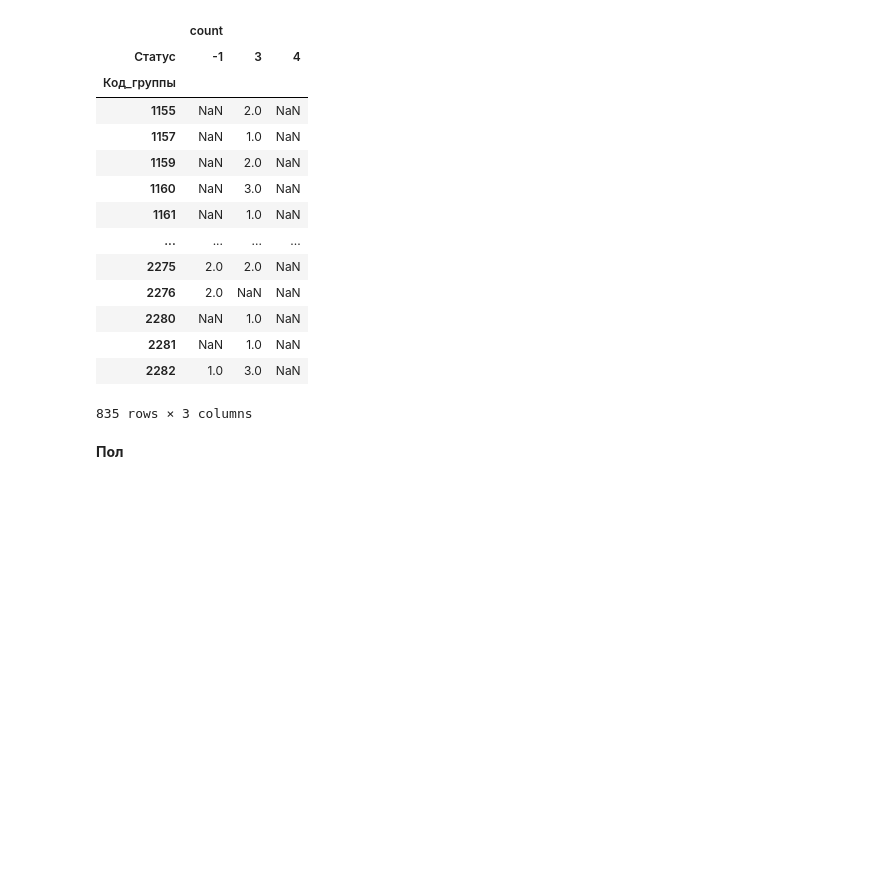
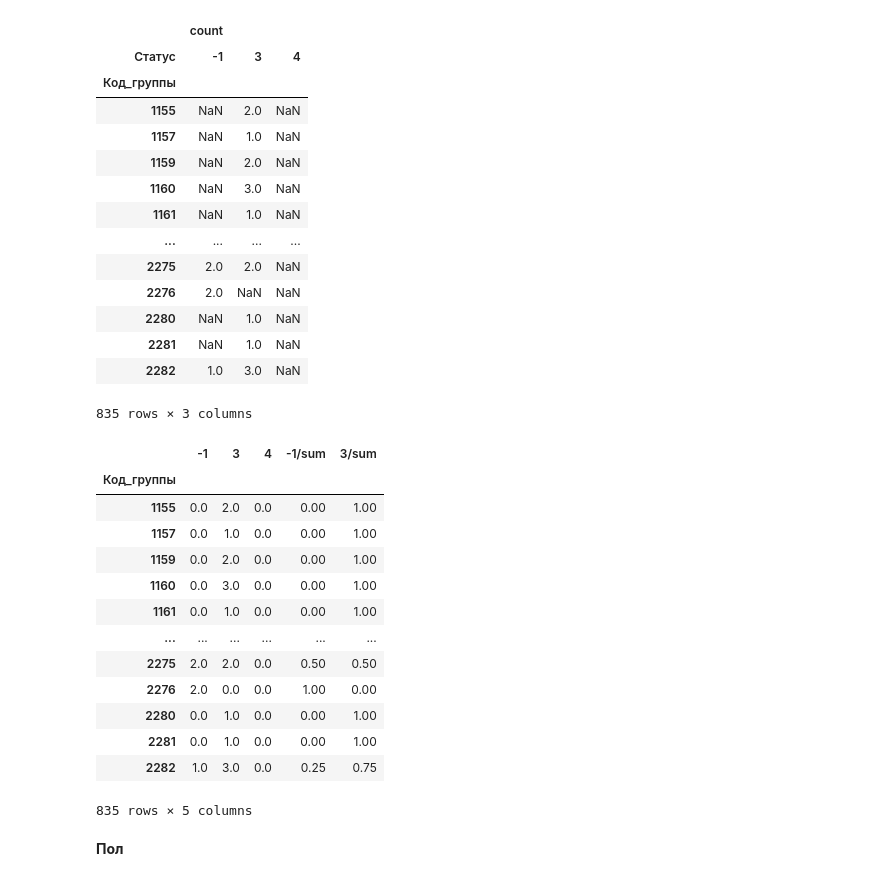
Before and after one commit to EvgeniiOljunin/AltayGU, a Jupyter notebook: altay_v_0.ipynb, the cells around one changed output. Cells and saved outputs as stored; diff of their text form; code cells hidden in the pictures; blank space fills up the shorter version.

```diff
--- a/altay_v_0.ipynb
+++ b/altay_v_0.ipynb
@@ -153,6 +153,25 @@ df_group_status
 df_group_status = df_group_status.fillna(0)
 # %%
 df_group_status.columns = ['-1', '3', '4']
+# %%
+df_group_status['-1/sum']=df_group_status['-1']/(df_group_status['-1']+df_group_status['3']+df_group_status['4'])
+df_group_status['3/sum']=df_group_status['3']/(df_group_status['-1']+df_group_status['3']+df_group_status['4'])
+df_group_status
+# %% [output]
+|  | -1 | 3 | 4 | -1/sum | 3/sum |
+| Код_группы |  |  |  |  |  |
+| 1155 | 0.0 | 2.0 | 0.0 | 0.00 | 1.00 |
+| 1157 | 0.0 | 1.0 | 0.0 | 0.00 | 1.00 |
+| 1159 | 0.0 | 2.0 | 0.0 | 0.00 | 1.00 |
+| 1160 | 0.0 | 3.0 | 0.0 | 0.00 | 1.00 |
+| 1161 | 0.0 | 1.0 | 0.0 | 0.00 | 1.00 |
+| ... | ... | ... | ... | ... | ... |
+| 2275 | 2.0 | 2.0 | 0.0 | 0.50 | 0.50 |
+| 2276 | 2.0 | 0.0 | 0.0 | 1.00 | 0.00 |
+| 2280 | 0.0 | 1.0 | 0.0 | 0.00 | 1.00 |
+| 2281 | 0.0 | 1.0 | 0.0 | 0.00 | 1.00 |
+| 2282 | 1.0 | 3.0 | 0.0 | 0.25 | 0.75 |
+835 rows × 5 columns
 # %% [markdown]
 **Пол**
 # %%
```
Also changed, not shown: parts of 77 cells of this notebook.
